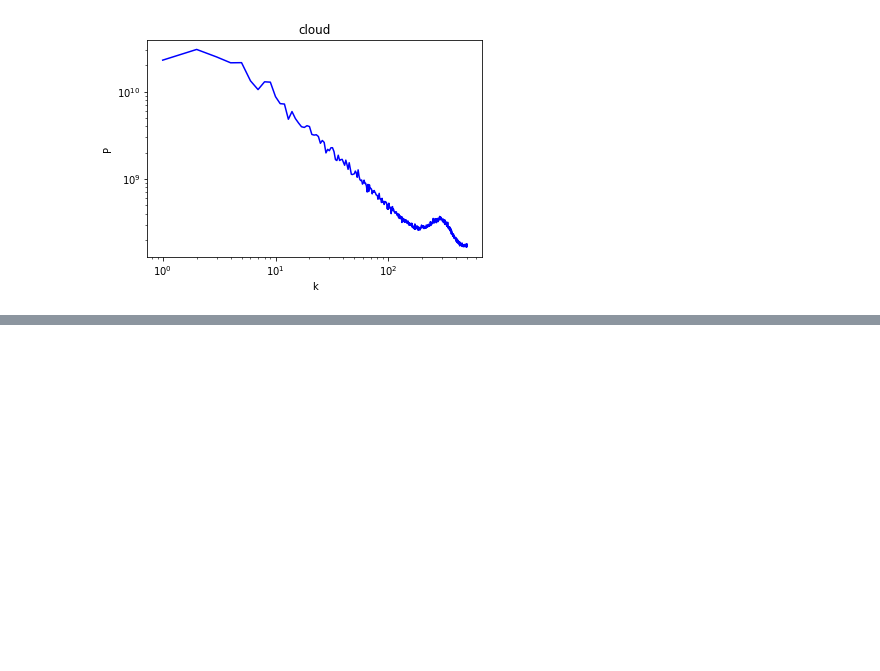
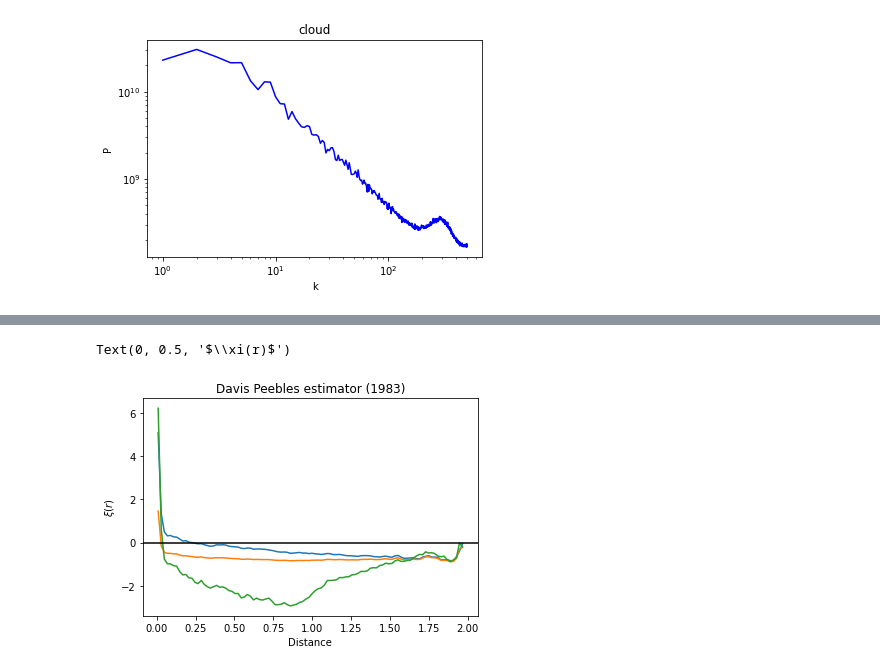
Before and after one commit to AlexandreAdam/PHY6669, a Jupyter notebook: homework1/notebooks/cell_count_method.ipynb, the cells around one changed output, grey strips where cells are left out. Cells and saved outputs as stored; diff of their text form; code cells hidden in the pictures; blank space fills up the shorter version.

```diff
--- a/homework1/notebooks/cell_count_method.ipynb
+++ b/homework1/notebooks/cell_count_method.ipynb
@@ -171,0 +263,23 @@ Text(0.5, 1.0, 'cloud')
+# %%
+V = np.pi # area of the survey
+n_D = N / V
+n_R = N_u / V
+DD, bin_edges = np.histogram(pair_distance, bins=100)
+DR, bin_edges_dr = np.histogram(pair_distance_dr, bins=100)
+RR, bin_edges_u = np.histogram(pair_distance_u, bins=100)
+xi_davis_peebles = n_R / n_D * DD / DR - 1
+xi_hamilton = DD * RR / DR**2 - 1
+xi_landy_szalay = (DD * (n_R/n_D)**2 - 2 * DR * (n_R/n_D) + RR)/RR
+distance = bin_edges[1:] + bin_edges[:-1]
+distance /= 2
+plt.plot(distance, xi_davis_peebles)
+plt.plot(distance, xi_hamilton)
+plt.plot(distance, xi_landy_szalay)
+plt.axhline(0, color="k")
+# plt.xlim(0, 0.1)
+plt.title("Davis Peebles estimator (1983)")
+plt.xlabel("Distance")
+plt.ylabel(r"$\xi(r)$")
+# %% [output]
+Text(0, 0.5, '$\\xi(r)$')
+[figure, added]
```
Also changed, not shown: parts of 16 cells of this notebook, 20 other files.
